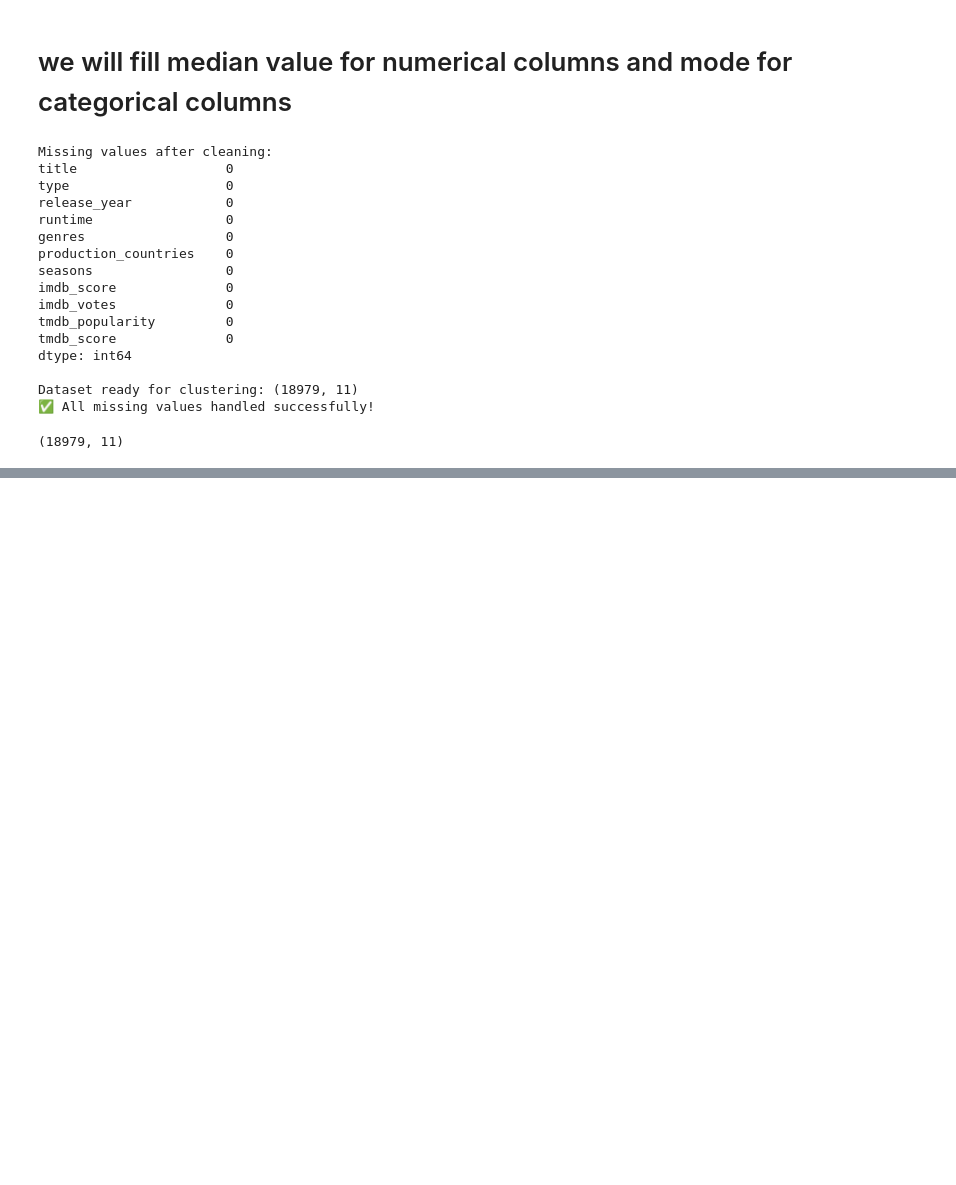
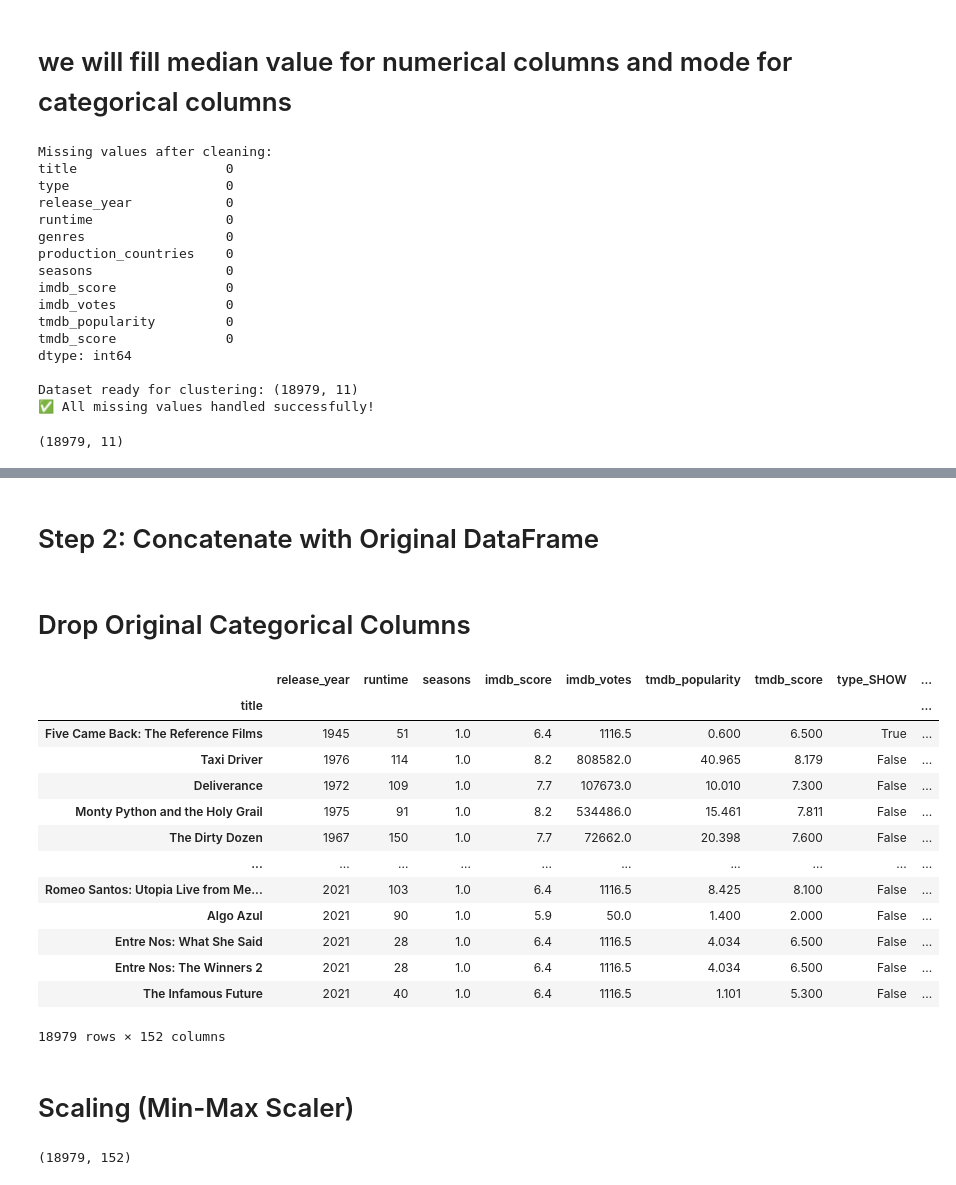
Before and after one commit to itsluckysharma01/Movie_Recomendation_Using_Unsupervised_Learning, a Jupyter notebook: Movie_Recomendation_Unsupervised_Learning.ipynb, the cells around one changed output, grey strips where cells are left out. Saved outputs shown, nothing was run; the diff lists cells and outputs as text; code cells hidden in the pictures; blank space fills up the shorter version.

```diff
--- a/Movie_Recomendation_Unsupervised_Learning.ipynb
+++ b/Movie_Recomendation_Unsupervised_Learning.ipynb
@@ -377,3 +377,6 @@ Dataset ready for clustering: (18979, 11)
 df.shape
 # %% [output]
 (18979, 11)
+# %%
+# Set the 'title' column as the DataFrame index
+df.set_index('title', inplace=True)
@@ -379,0 +415,39 @@ df.shape
+# %%
+dummies = pd.get_dummies(df[['type', 'production_countries', 'genres']], drop_first=True)
+# %% [markdown]
+# Step 2: Concatenate with Original DataFrame
+# %%
+df = pd.concat([df, dummies], axis=1)
+# %% [markdown]
+# Drop Original Categorical Columns
+# %%
+df.drop(['type', 'production_countries', 'genres'], axis=1, inplace=True)
+# %%
+df
+# %% [output]
+|  | release_year | runtime | seasons | imdb_score | imdb_votes | tmdb_popularity | tmdb_score | type_SHOW | ... |
+| title |  |  |  |  |  |  |  |  | ... |
+| Five Came Back: The Reference Films | 1945 | 51 | 1.0 | 6.4 | 1116.5 | 0.600 | 6.500 | True | ... |
+| Taxi Driver | 1976 | 114 | 1.0 | 8.2 | 808582.0 | 40.965 | 8.179 | False | ... |
+| Deliverance | 1972 | 109 | 1.0 | 7.7 | 107673.0 | 10.010 | 7.300 | False | ... |
+| Monty Python and the Holy Grail | 1975 | 91 | 1.0 | 8.2 | 534486.0 | 15.461 | 7.811 | False | ... |
+| The Dirty Dozen | 1967 | 150 | 1.0 | 7.7 | 72662.0 | 20.398 | 7.600 | False | ... |
+| ... | ... | ... | ... | ... | ... | ... | ... | ... | ... |
+| Romeo Santos: Utopia Live from Me... | 2021 | 103 | 1.0 | 6.4 | 1116.5 | 8.425 | 8.100 | False | ... |
+| Algo Azul | 2021 | 90 | 1.0 | 5.9 | 50.0 | 1.400 | 2.000 | False | ... |
+| Entre Nos: What She Said | 2021 | 28 | 1.0 | 6.4 | 1116.5 | 4.034 | 6.500 | False | ... |
+| Entre Nos: The Winners 2 | 2021 | 28 | 1.0 | 6.4 | 1116.5 | 4.034 | 6.500 | False | ... |
+| The Infamous Future | 2021 | 40 | 1.0 | 6.4 | 1116.5 | 1.101 | 5.300 | False | ... |
+18979 rows × 152 columns
+# %% [markdown]
+# Scaling (Min-Max Scaler)
+# %%
+# scale the data in min max range for better clustering
+scaler = MinMaxScaler()
+df_scaled = scaler.fit_transform(df)
+df_scaled = pd.DataFrame(df_scaled, columns=df.columns)
+
+df_scaled
+df_scaled.shape
+# %% [output]
+(18979, 152)
```
Also changed, not shown: parts of 23 cells of this notebook, 1 other file.
